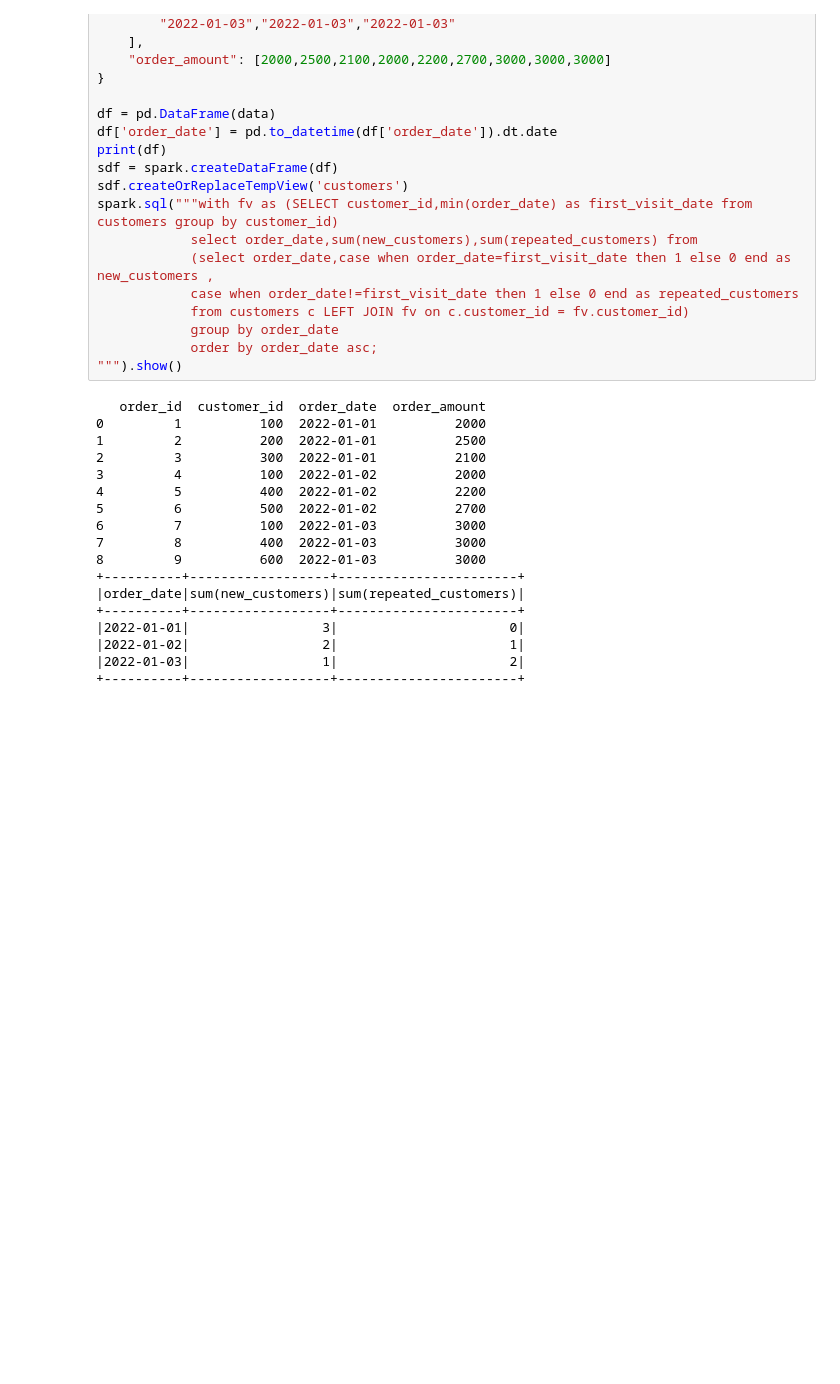
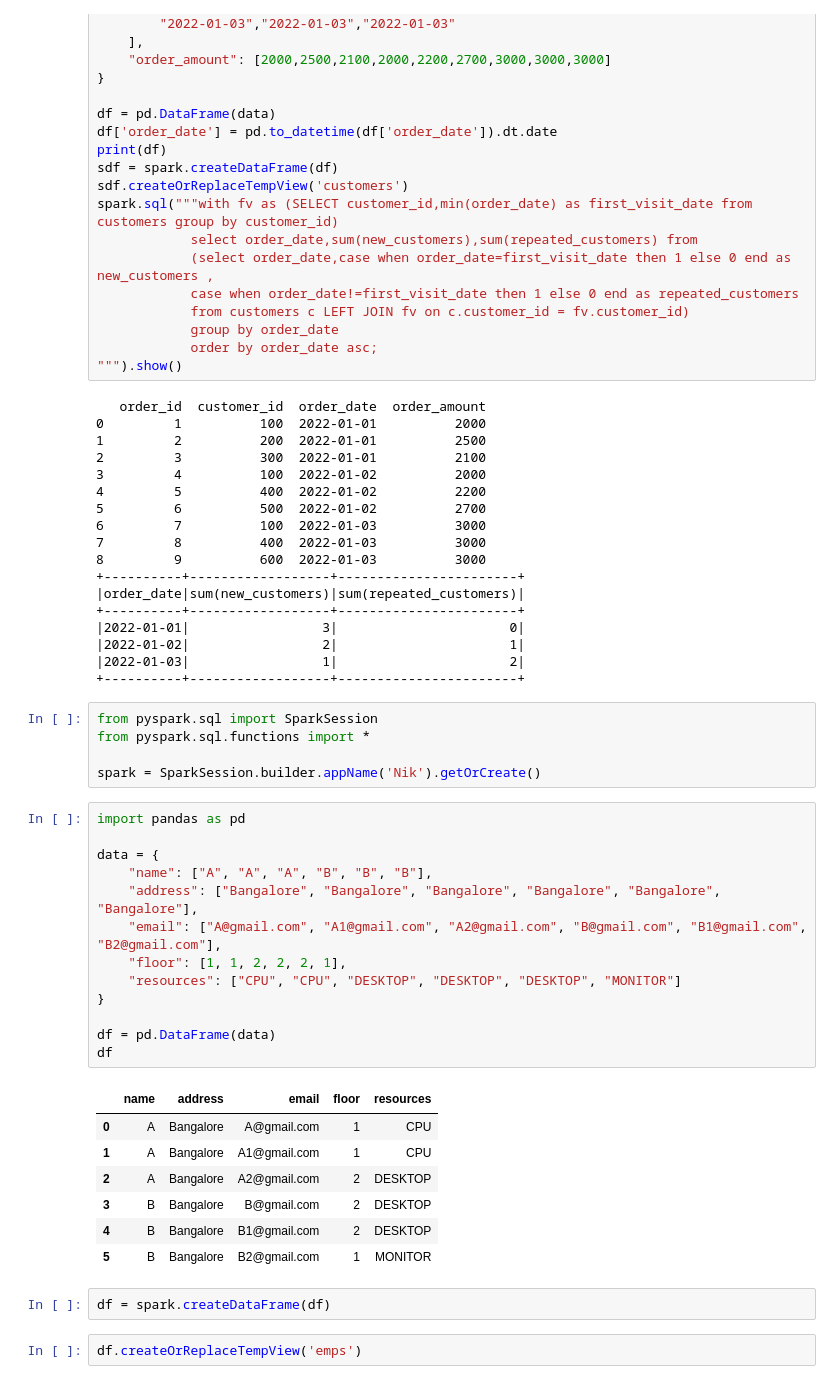
Before and after one commit to Niktej8/PRACTICE, a Jupyter notebook: PySPARK_EVERYTHING_TO_PRACTICE.ipynb, the cells around one changed output. Cells and saved outputs as stored; diff of their text form; blank space fills up the shorter version.

```diff
--- a/PySPARK_EVERYTHING_TO_PRACTICE.ipynb
+++ b/PySPARK_EVERYTHING_TO_PRACTICE.ipynb
@@ -1180,3 +1180,33 @@ spark.sql("""with fv as (SELECT customer_id,min(order_date) as first_visit_date
 |2022-01-02|                 2|                      1|
 |2022-01-03|                 1|                      2|
 +----------+------------------+-----------------------+
+# %%
+from pyspark.sql import SparkSession
+from pyspark.sql.functions import *
+
+spark = SparkSession.builder.appName('Nik').getOrCreate()
+# %%
+import pandas as pd
+
+data = {
+    "name": ["A", "A", "A", "B", "B", "B"],
+    "address": ["Bangalore", "Bangalore", "Bangalore", "Bangalore", "Bangalore", "Bangalore"],
+    "email": ["A@gmail.com", "A1@gmail.com", "A2@gmail.com", "B@gmail.com", "B1@gmail.com", "B2@gmail.com"],
+    "floor": [1, 1, 2, 2, 2, 1],
+    "resources": ["CPU", "CPU", "DESKTOP", "DESKTOP", "DESKTOP", "MONITOR"]
+}
+
+df = pd.DataFrame(data)
+df
+# %% [output]
+|  | name | address | email | floor | resources |
+| 0 | A | Bangalore | A@gmail.com | 1 | CPU |
+| 1 | A | Bangalore | A1@gmail.com | 1 | CPU |
+| 2 | A | Bangalore | A2@gmail.com | 2 | DESKTOP |
+| 3 | B | Bangalore | B@gmail.com | 2 | DESKTOP |
+| 4 | B | Bangalore | B1@gmail.com | 2 | DESKTOP |
+| 5 | B | Bangalore | B2@gmail.com | 1 | MONITOR |
+# %%
+df = spark.createDataFrame(df)
+# %%
+df.createOrReplaceTempView('emps')
```
Also changed, not shown: parts of 25 cells of this notebook.
